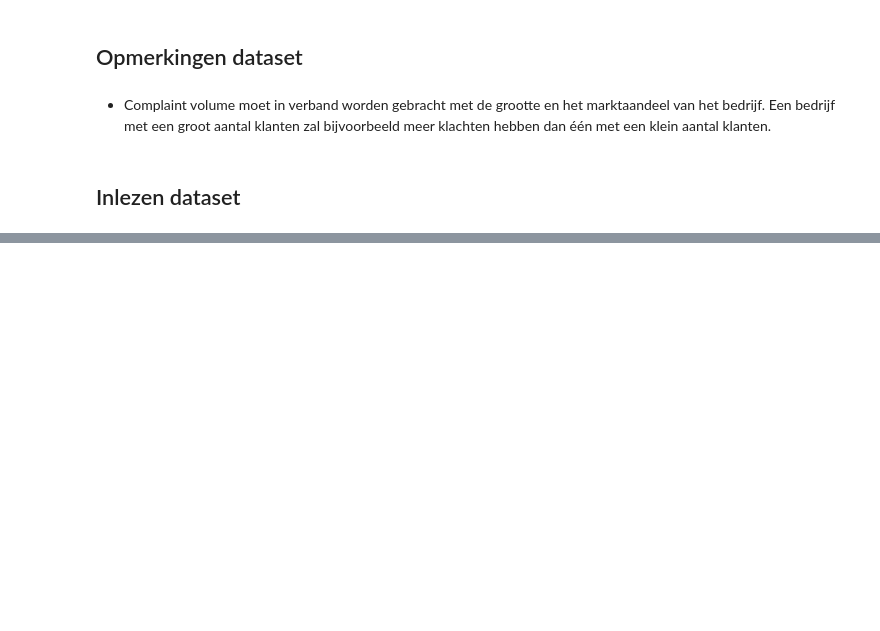
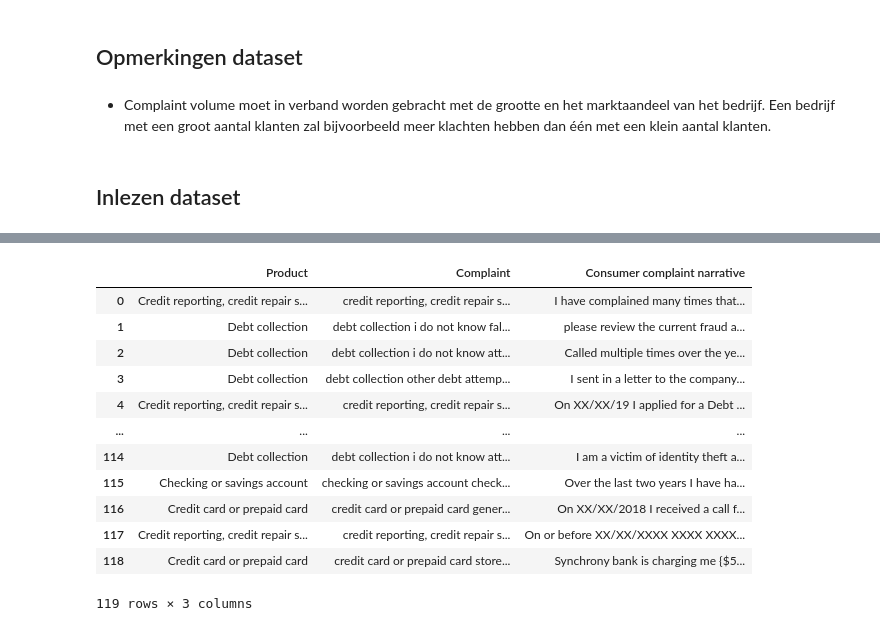
Before and after one commit to WouterStemgee/applied-machine-learning-consumer-complaints-database, a Jupyter notebook: sprint1_Lucas.ipynb, the cells around one changed output, grey strips where cells are left out. Cells and saved outputs as stored; diff of their text form; code cells hidden in the pictures; blank space fills up the shorter version.

```diff
--- a/sprint1_Lucas.ipynb
+++ b/sprint1_Lucas.ipynb
@@ -87,3 +61,22 @@ print(give_subproduct_complaint_amount())
+# %%
+cat_complaints = df.copy()
+#cat_complaints = pd.get_dummies(cat_complaints, columns=['Product'], prefix = ['prod'])
+#cat_complaints
+df
+# %% [output]
+|  | Product | Complaint | Consumer complaint narrative |
+| 0 | Credit reporting, credit repair s... | credit reporting, credit repair s... | I have complained many times that... |
+| 1 | Debt collection | debt collection i do not know fal... | please review the current fraud a... |
+| 2 | Debt collection | debt collection i do not know att... | Called multiple times over the ye... |
+| 3 | Debt collection | debt collection other debt attemp... | I sent in a letter to the company... |
+| 4 | Credit reporting, credit repair s... | credit reporting, credit repair s... | On XX/XX/19 I applied for a Debt ... |
+| ... | ... | ... | ... |
+| 114 | Debt collection | debt collection i do not know att... | I am a victim of identity theft a... |
+| 115 | Checking or savings account | checking or savings account check... | Over the last two years I have ha... |
+| 116 | Credit card or prepaid card | credit card or prepaid card gener... | On XX/XX/2018 I received a call f... |
+| 117 | Credit reporting, credit repair s... | credit reporting, credit repair s... | On or before XX/XX/XXXX XXXX XXXX... |
+| 118 | Credit card or prepaid card | credit card or prepaid card store... | Synchrony bank is charging me {$5... |
+119 rows × 3 columns
 # %%
 from sklearn.feature_extraction.text import CountVectorizer
 from sklearn.feature_extraction.text import TfidfTransformer
```
Also changed, not shown: parts of 10 cells of this notebook.
